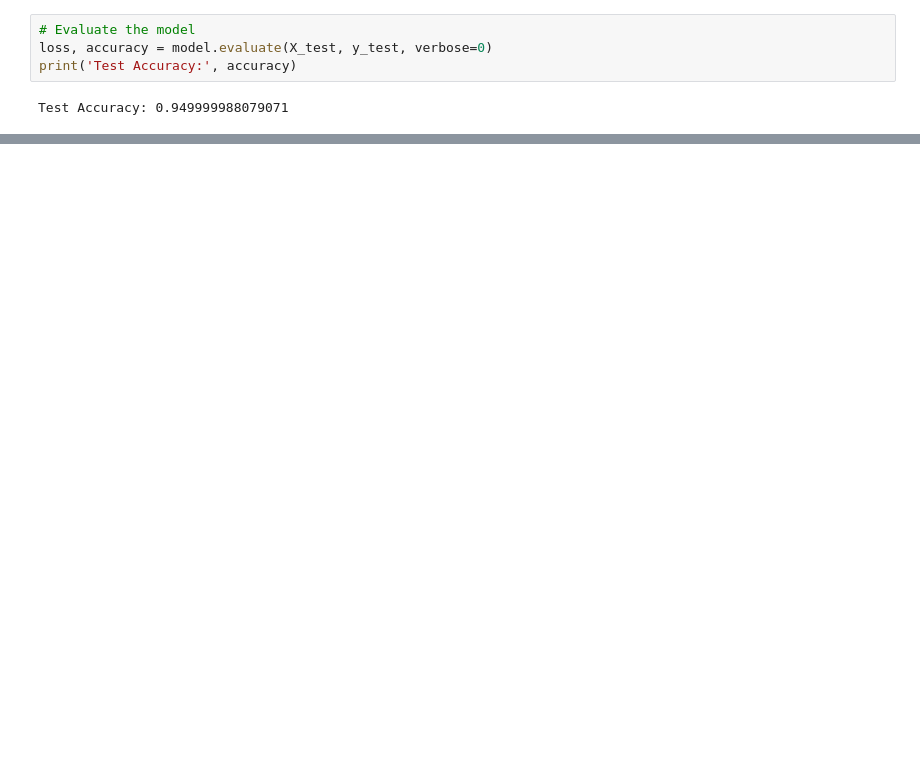
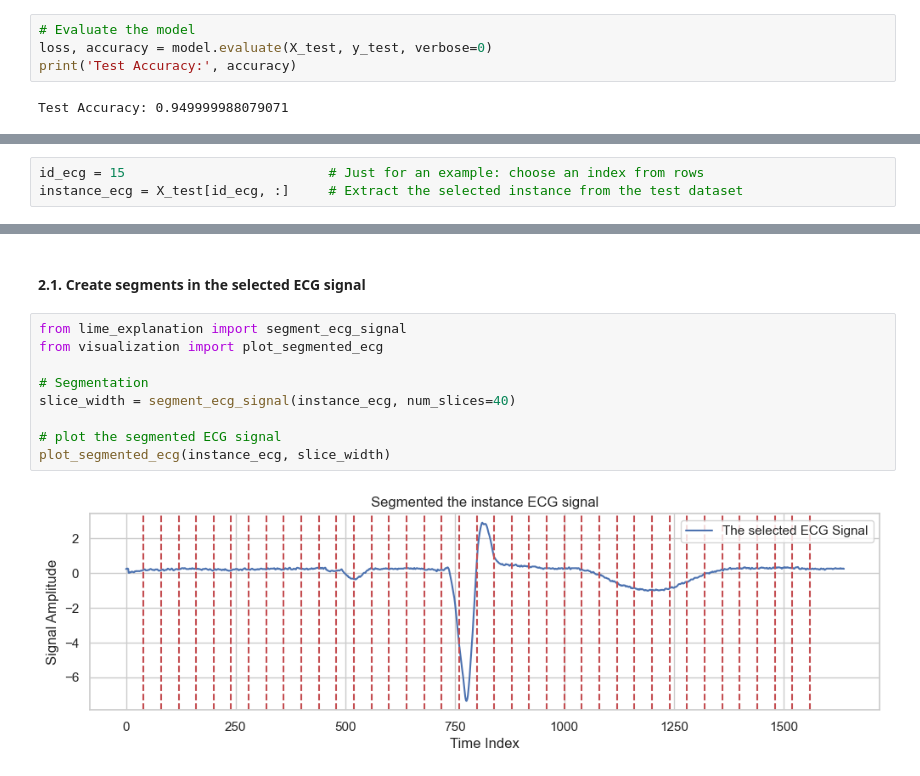
Before and after one commit to mdhabibi/LIME-for-Time-Series, a Jupyter notebook: notebooks/main.ipynb, the cells around one changed output, grey strips where cells are left out. Drawn from its saved outputs; the diff is of its cells as text; blank space fills up the shorter version.

```diff
--- a/notebooks/main.ipynb
+++ b/notebooks/main.ipynb
@@ -233,0 +238,3 @@ INFO:tensorflow:Assets written to: models/my_ecg_model/assets
+# %%
+id_ecg = 15                          # Just for an example: choose an index from rows
+instance_ecg = X_test[id_ecg, :]     # Extract the selected instance from the test dataset
@@ -233,0 +262,13 @@ INFO:tensorflow:Assets written to: models/my_ecg_model/assets
+# %% [markdown]
+#### 2.1. Create segments in the selected ECG signal
+# %%
+from lime_explanation import segment_ecg_signal
+from visualization import plot_segmented_ecg
+
+# Segmentation
+slice_width = segment_ecg_signal(instance_ecg, num_slices=40)
+
+# plot the segmented ECG signal
+plot_segmented_ecg(instance_ecg, slice_width)
+# %% [output]
+[figure, added]
```
Also changed, not shown: parts of 16 cells of this notebook, 10 other files.
